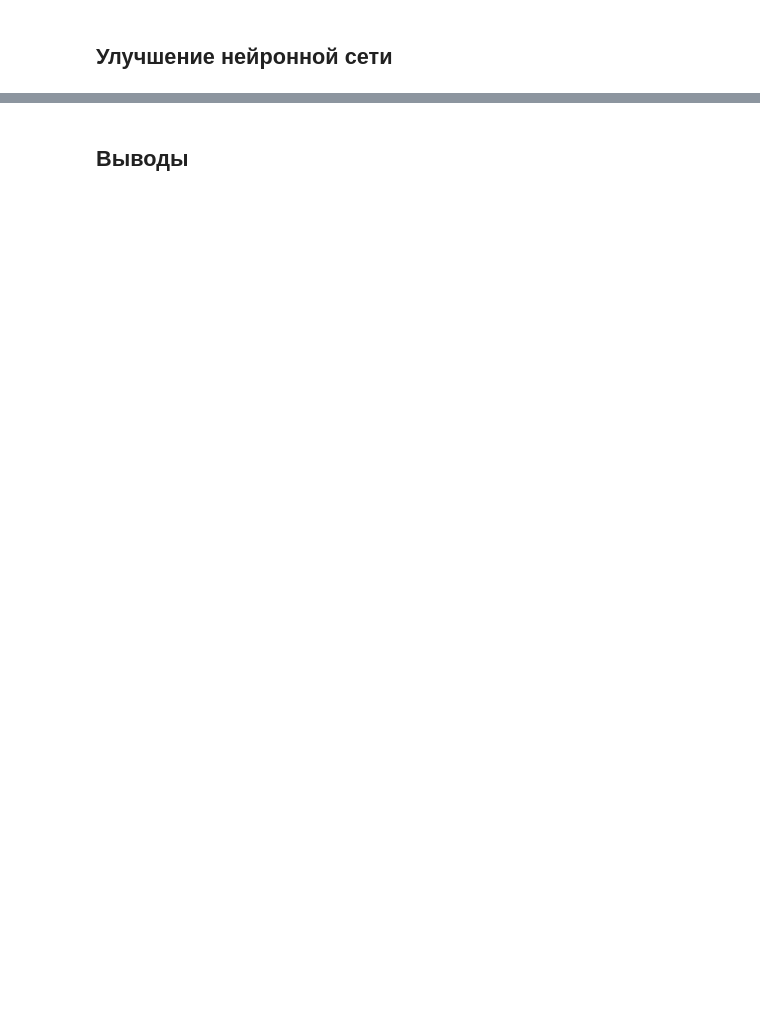
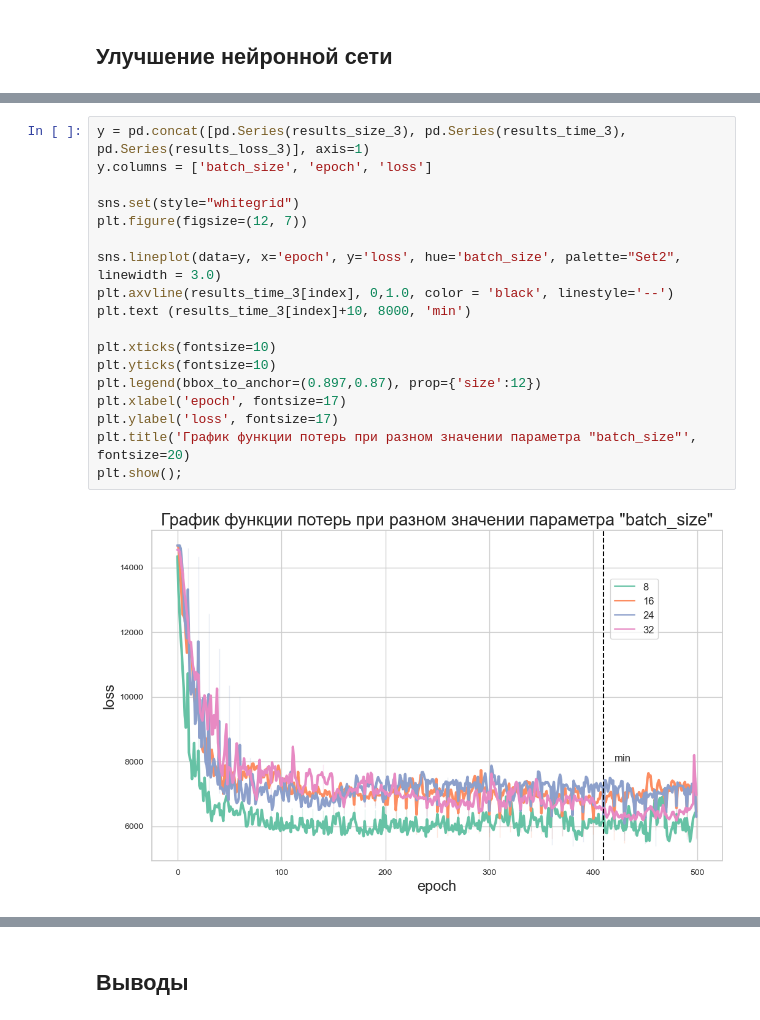
Before and after one commit to VSXV/Data-Science-Projects, a Jupyter notebook: 13. PyTorch/cfdf6b10-9f6c-42a4-9a7f-f25dca2cc3a1.ipynb, the cells around one changed output, grey strips where cells are left out. Cells and saved outputs as stored; diff of their text form; blank space fills up the shorter version.

```diff
--- a/13. PyTorch/cfdf6b10-9f6c-42a4-9a7f-f25dca2cc3a1.ipynb
+++ b/13. PyTorch/cfdf6b10-9f6c-42a4-9a7f-f25dca2cc3a1.ipynb
@@ -175,0 +297,20 @@ plt.draw()
+# %%
+y = pd.concat([pd.Series(results_size_3), pd.Series(results_time_3), pd.Series(results_loss_3)], axis=1)
+y.columns = ['batch_size', 'epoch', 'loss']
+
+sns.set(style="whitegrid")
+plt.figure(figsize=(12, 7))
+
+sns.lineplot(data=y, x='epoch', y='loss', hue='batch_size', palette="Set2", linewidth = 3.0)
+plt.axvline(results_time_3[index], 0,1.0, color = 'black', linestyle='--')
+plt.text (results_time_3[index]+10, 8000, 'min')
+
+plt.xticks(fontsize=10)
+plt.yticks(fontsize=10)
+plt.legend(bbox_to_anchor=(0.897,0.87), prop={'size':12})
+plt.xlabel('epoch', fontsize=17)
+plt.ylabel('loss', fontsize=17)
+plt.title('График функции потерь при разном значении параметра "batch_size"', fontsize=20)
+plt.show();
+# %% [output]
+[figure, added]
```
Also changed, not shown: parts of 10 cells of this notebook.
